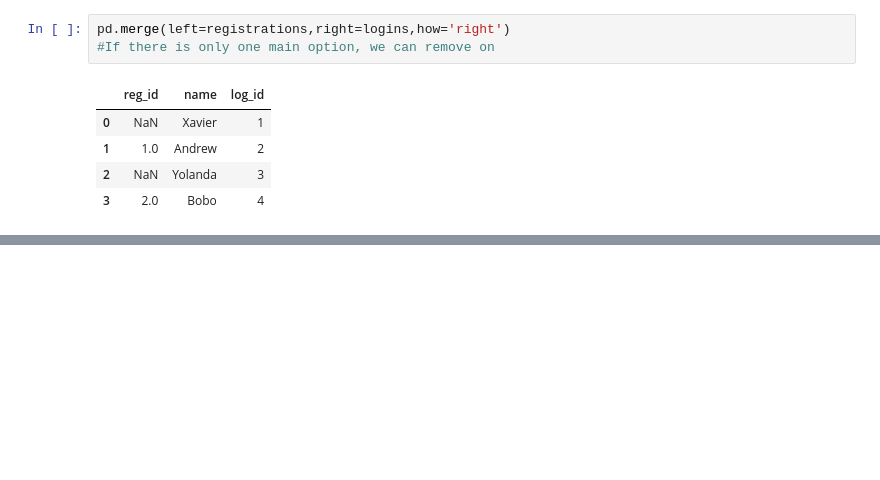
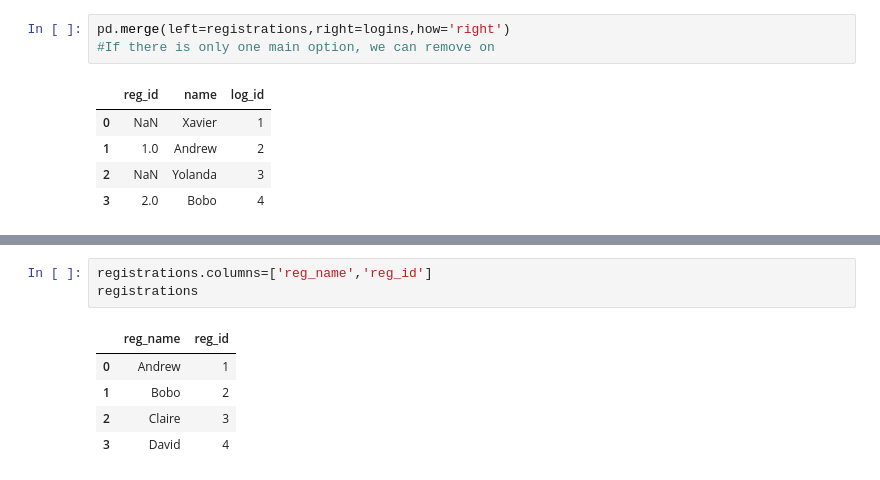
Before and after one commit to eslamwe/Pandas, a Jupyter notebook: pandas.ipynb, the cells around one changed output, grey strips where cells are left out. Cells and saved outputs as stored; diff of their text form; blank space fills up the shorter version.

```diff
--- a/pandas.ipynb
+++ b/pandas.ipynb
@@ -1647,0 +1692,9 @@ pd.merge(left=registrations,right=logins,how='right')
+# %%
+registrations.columns=['reg_name','reg_id']
+registrations
+# %% [output]
+|  | reg_name | reg_id |
+| 0 | Andrew | 1 |
+| 1 | Bobo | 2 |
+| 2 | Claire | 3 |
+| 3 | David | 4 |
```
Also changed, not shown: parts of 17 cells of this notebook.
